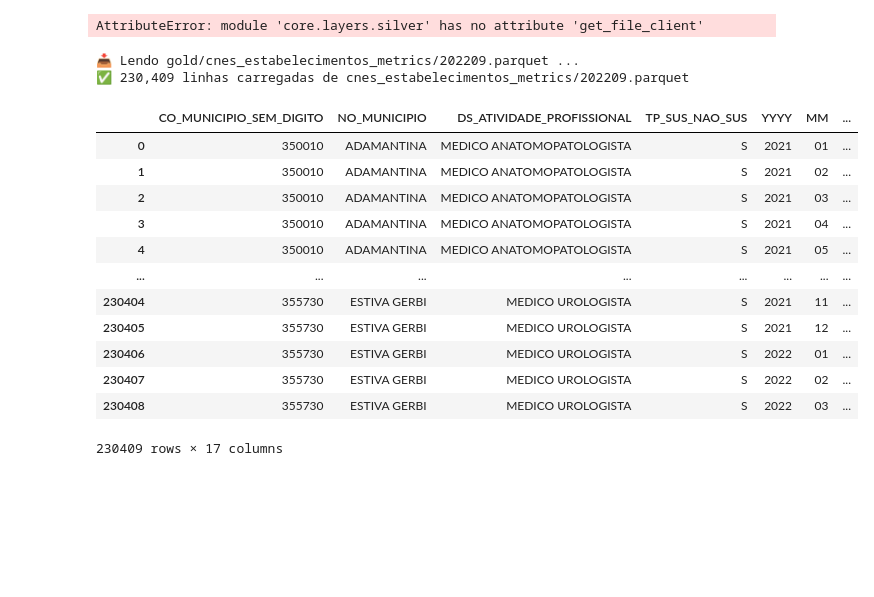
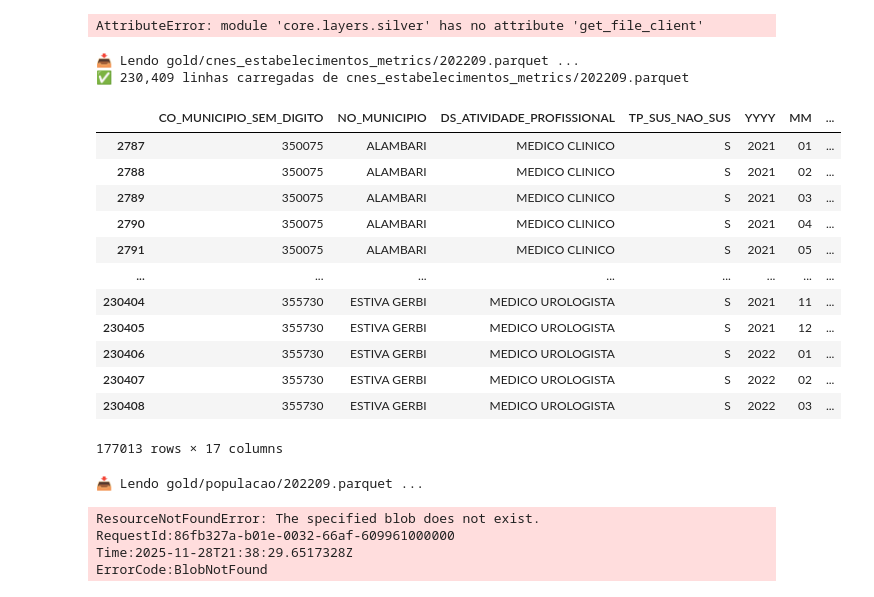
Before and after one commit to caio-maximiano/cnes-project-analysis, a Jupyter notebook: exploration/singleton copy.ipynb, the cells around one changed output. Drawn from its saved outputs; the diff is of its cells as text; code cells hidden in the pictures; blank space fills up the shorter version.

```diff
--- a/exploration/singleton copy.ipynb
+++ b/exploration/singleton copy.ipynb
@@ -159,43 +159,52 @@ AttributeError: module 'core.layers.silver' has no attribute 'get_file_client'
 # %%
 import io
 import pandas as pd
 from core.infra.storage import gold  # 👈 importa a instância certa
 
 def read_gold_parquet(table_name: str) -> pd.DataFrame:
     """
     Lê um Parquet da camada Gold usando a instância `gold` do Storage.
     Exemplo de caminho: gold/<table_name>/data.parquet
     """
     remote_path = f"{table_name}/202209.parquet"
     print(f"📥 Lendo gold/{remote_path} ...")
 
     # baixa bytes do arquivo
     file_client = gold.fs.get_file_client(remote_path)
     download = file_client.download_file()
     data = download.readall()
 
     # lê com pandas
     df = pd.read_parquet(io.BytesIO(data))
     print(f"✅ {len(df):,} linhas carregadas de {remote_path}")
     return df
 
 
 
 df = read_gold_parquet("cnes_estabelecimentos_metrics")
-df
+df.query("CO_UF == 35")
 # %% [output]
 📥 Lendo gold/cnes_estabelecimentos_metrics/202209.parquet ...
 ✅ 230,409 linhas carregadas de cnes_estabelecimentos_metrics/202209.parquet
 |  | CO_MUNICIPIO_SEM_DIGITO | NO_MUNICIPIO | DS_ATIVIDADE_PROFISSIONAL | TP_SUS_NAO_SUS | YYYY | MM | ... |
-| 0 | 350010 | ADAMANTINA | MEDICO ANATOMOPATOLOGISTA | S | 2021 | 01 | ... |
-| 1 | 350010 | ADAMANTINA | MEDICO ANATOMOPATOLOGISTA | S | 2021 | 02 | ... |
-| 2 | 350010 | ADAMANTINA | MEDICO ANATOMOPATOLOGISTA | S | 2021 | 03 | ... |
-| 3 | 350010 | ADAMANTINA | MEDICO ANATOMOPATOLOGISTA | S | 2021 | 04 | ... |
-| 4 | 350010 | ADAMANTINA | MEDICO ANATOMOPATOLOGISTA | S | 2021 | 05 | ... |
+| 2787 | 350075 | ALAMBARI | MEDICO CLINICO | S | 2021 | 01 | ... |
+| 2788 | 350075 | ALAMBARI | MEDICO CLINICO | S | 2021 | 02 | ... |
+| 2789 | 350075 | ALAMBARI | MEDICO CLINICO | S | 2021 | 03 | ... |
+| 2790 | 350075 | ALAMBARI | MEDICO CLINICO | S | 2021 | 04 | ... |
+| 2791 | 350075 | ALAMBARI | MEDICO CLINICO | S | 2021 | 05 | ... |
 | ... | ... | ... | ... | ... | ... | ... | ... |
 | 230404 | 355730 | ESTIVA GERBI | MEDICO UROLOGISTA | S | 2021 | 11 | ... |
 | 230405 | 355730 | ESTIVA GERBI | MEDICO UROLOGISTA | S | 2021 | 12 | ... |
 | 230406 | 355730 | ESTIVA GERBI | MEDICO UROLOGISTA | S | 2022 | 01 | ... |
 | 230407 | 355730 | ESTIVA GERBI | MEDICO UROLOGISTA | S | 2022 | 02 | ... |
 | 230408 | 355730 | ESTIVA GERBI | MEDICO UROLOGISTA | S | 2022 | 03 | ... |
-230409 rows × 17 columns
+177013 rows × 17 columns
+# %%
+#ler populacao
+df = read_gold_parquet("populacao")
+# %% [output]
+📥 Lendo gold/populacao/202209.parquet ...
+ResourceNotFoundError: The specified blob does not exist.
+RequestId:86fb327a-b01e-0032-66af-609961000000
+Time:2025-11-28T21:38:29.6517328Z
+ErrorCode:BlobNotFound
```
Also changed, not shown: 15 other files.
